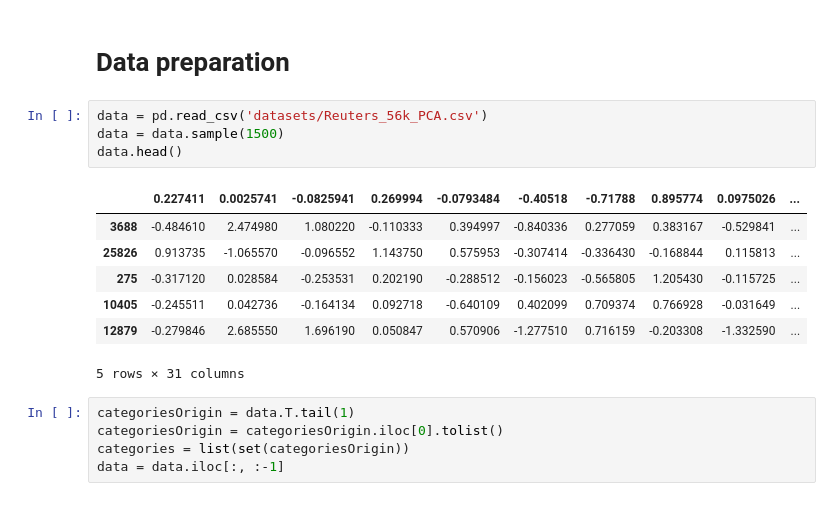
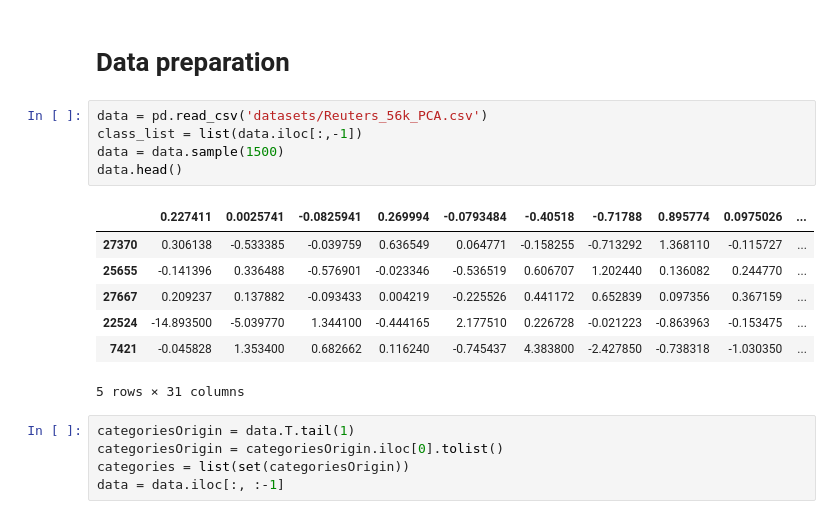
Before and after one commit to Dwoosh/MDS_tutorial, a Jupyter notebook: mds_pca_comparison_complex.ipynb, the cells around one changed output. Saved outputs shown, nothing was run; the diff lists cells and outputs as text.

```diff
--- a/mds_pca_comparison_complex.ipynb
+++ b/mds_pca_comparison_complex.ipynb
@@ -136,15 +136,16 @@ def display_scree_plot(values, number_of_components=None, percentage=False):
 # Data preparation
 # %%
 data = pd.read_csv('datasets/Reuters_56k_PCA.csv')
+class_list = list(data.iloc[:,-1])
 data = data.sample(1500)
 data.head()
 # %% [output]
 |  | 0.227411 | 0.0025741 | -0.0825941 | 0.269994 | -0.0793484 | -0.40518 | -0.71788 | 0.895774 | 0.0975026 | ... |
-| 3688 | -0.484610 | 2.474980 | 1.080220 | -0.110333 | 0.394997 | -0.840336 | 0.277059 | 0.383167 | -0.529841 | ... |
-| 25826 | 0.913735 | -1.065570 | -0.096552 | 1.143750 | 0.575953 | -0.307414 | -0.336430 | -0.168844 | 0.115813 | ... |
-| 275 | -0.317120 | 0.028584 | -0.253531 | 0.202190 | -0.288512 | -0.156023 | -0.565805 | 1.205430 | -0.115725 | ... |
-| 10405 | -0.245511 | 0.042736 | -0.164134 | 0.092718 | -0.640109 | 0.402099 | 0.709374 | 0.766928 | -0.031649 | ... |
-| 12879 | -0.279846 | 2.685550 | 1.696190 | 0.050847 | 0.570906 | -1.277510 | 0.716159 | -0.203308 | -1.332590 | ... |
+| 27370 | 0.306138 | -0.533385 | -0.039759 | 0.636549 | 0.064771 | -0.158255 | -0.713292 | 1.368110 | -0.115727 | ... |
+| 25655 | -0.141396 | 0.336488 | -0.576901 | -0.023346 | -0.536519 | 0.606707 | 1.202440 | 0.136082 | 0.244770 | ... |
+| 27667 | 0.209237 | 0.137882 | -0.093433 | 0.004219 | -0.225526 | 0.441172 | 0.652839 | 0.097356 | 0.367159 | ... |
+| 22524 | -14.893500 | -5.039770 | 1.344100 | -0.444165 | 2.177510 | 0.226728 | -0.021223 | -0.863963 | -0.153475 | ... |
+| 7421 | -0.045828 | 1.353400 | 0.682662 | 0.116240 | -0.745437 | 4.383800 | -2.427850 | -0.738318 | -1.030350 | ... |
 5 rows × 31 columns
 # %%
 categoriesOrigin = data.T.tail(1)
```
Also changed, not shown: parts of 4 cells of this notebook, 1 other file.
